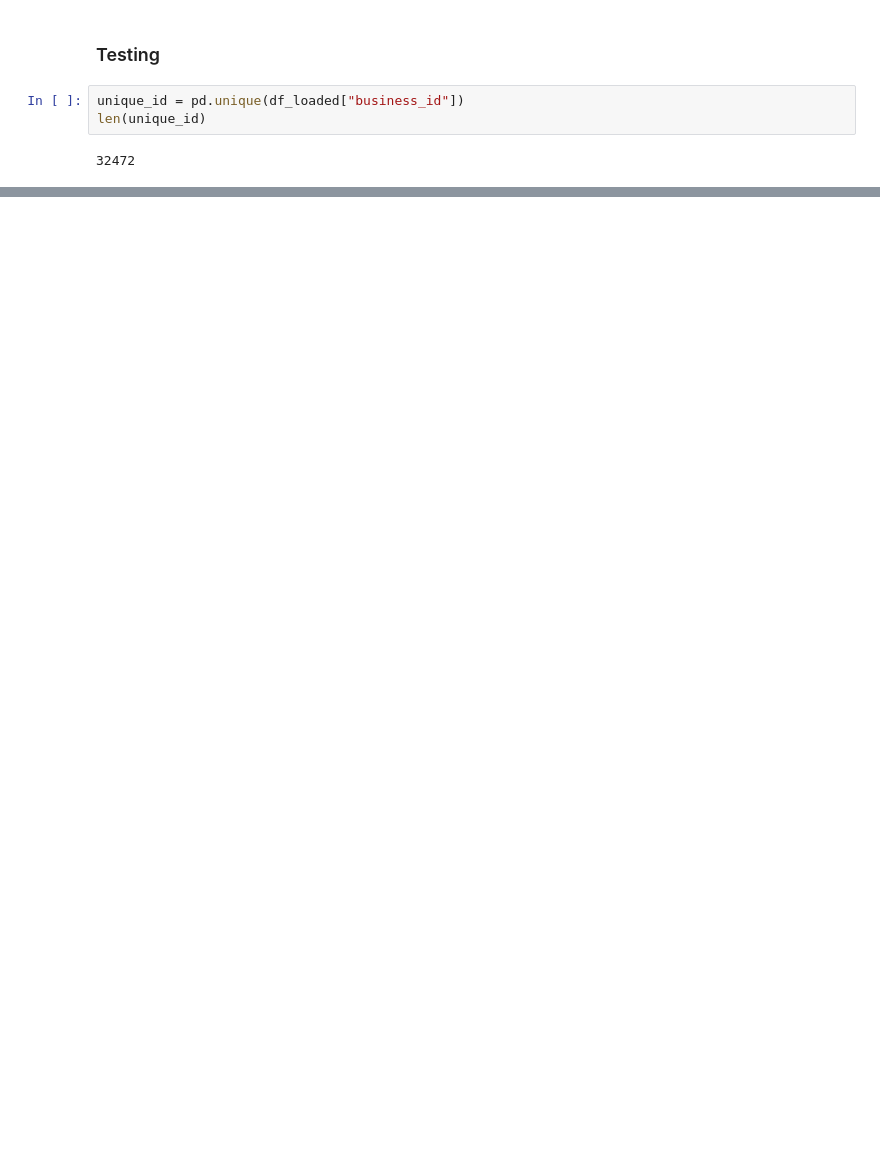
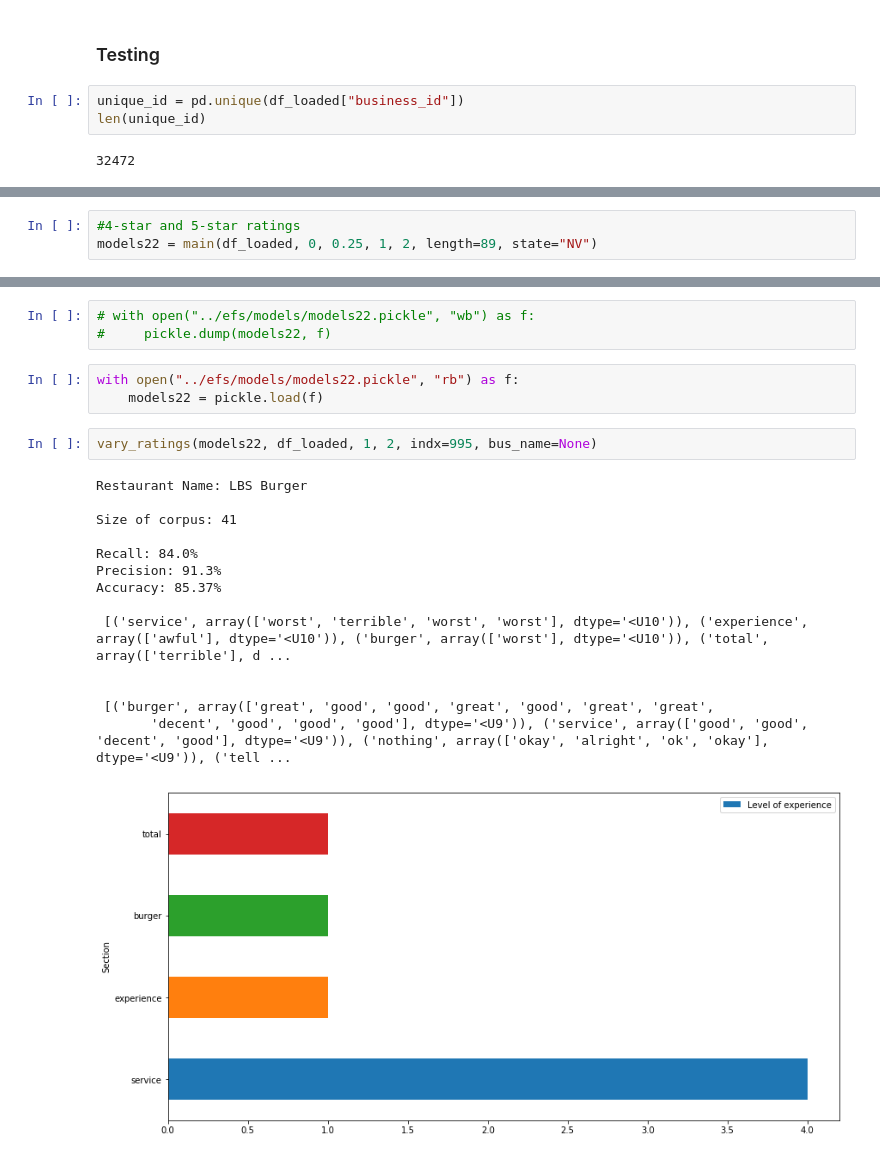
Before and after one commit to Chibuzor44/dsi-capstone, a Jupyter notebook: sage_yelp.ipynb, the cells around one changed output, grey strips where cells are left out. Cells and saved outputs as stored; diff of their text form; blank space fills up the shorter version.

```diff
--- a/sage_yelp.ipynb
+++ b/sage_yelp.ipynb
@@ -436,0 +583,3 @@ df_pos.plot("Section", "Level of experience", kind="barh", figsize=(14,7))
+# %%
+#4-star and 5-star ratings
+models22 = main(df_loaded, 0, 0.25, 1, 2, length=89, state="NV")
@@ -436,0 +600,23 @@ df_pos.plot("Section", "Level of experience", kind="barh", figsize=(14,7))
+# %%
+# with open("../efs/models/models22.pickle", "wb") as f:
+#     pickle.dump(models22, f)
+# %%
+with open("../efs/models/models22.pickle", "rb") as f:
+    models22 = pickle.load(f)
+# %%
+vary_ratings(models22, df_loaded, 1, 2, indx=995, bus_name=None)
+# %% [output]
+Restaurant Name: LBS Burger
+
+Size of corpus: 41
+
+Recall: 84.0%
+Precision: 91.3%
+Accuracy: 85.37%
+
+ [('service', array(['worst', 'terrible', 'worst', 'worst'], dtype='<U10')), ('experience', array(['awful'], dtype='<U10')), ('burger', array(['worst'], dtype='<U10')), ('total', array(['terrible'], d ...
+
+
+ [('burger', array(['great', 'good', 'good', 'great', 'good', 'great', 'great',
+       'decent', 'good', 'good', 'good'], dtype='<U9')), ('service', array(['good', 'good', 'decent', 'good'], dtype='<U9')), ('nothing', array(['okay', 'alright', 'ok', 'okay'], dtype='<U9')), ('tell ...
+[figure, added]
```
Also changed, not shown: parts of 53 cells of this notebook, 2 other files.
